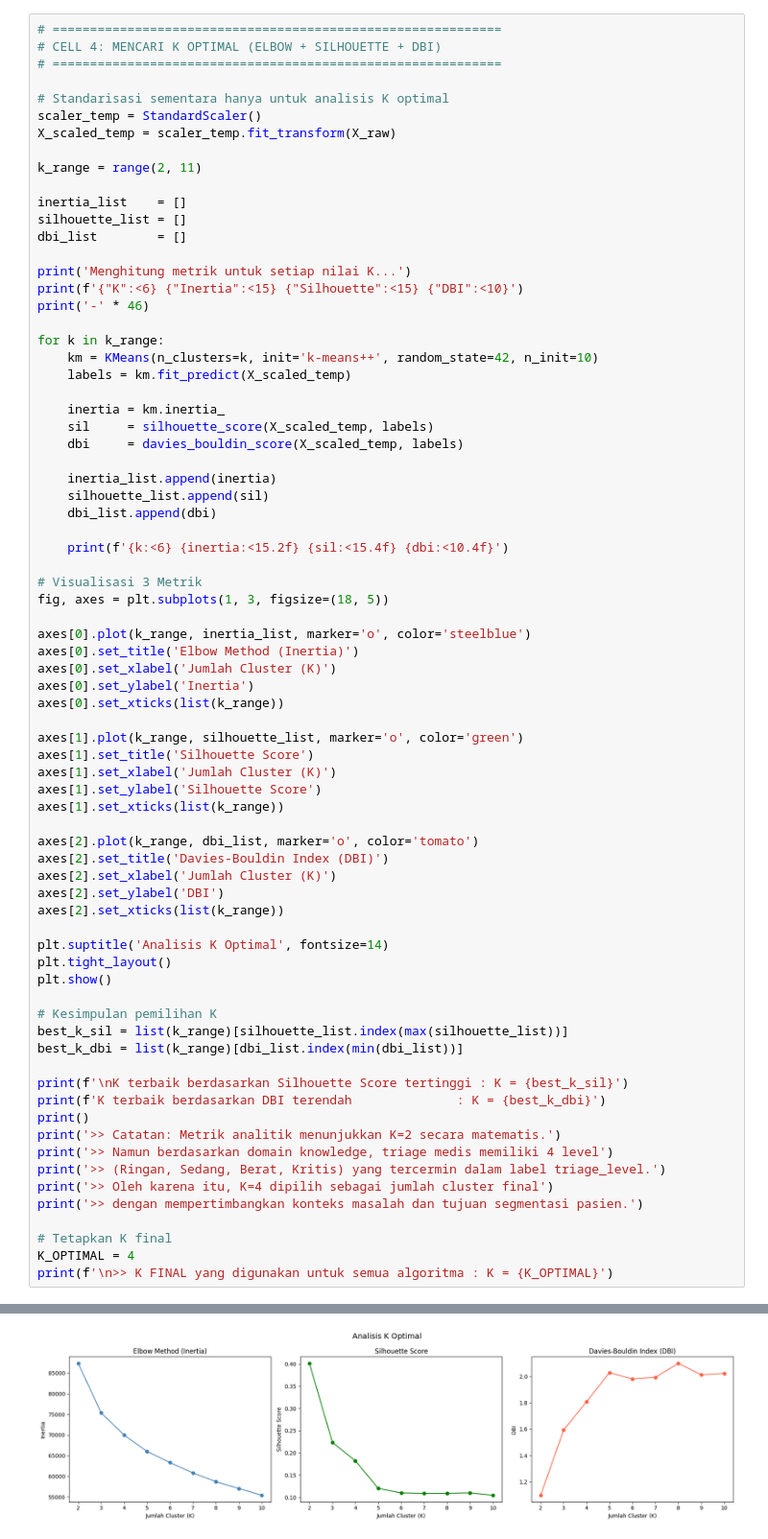
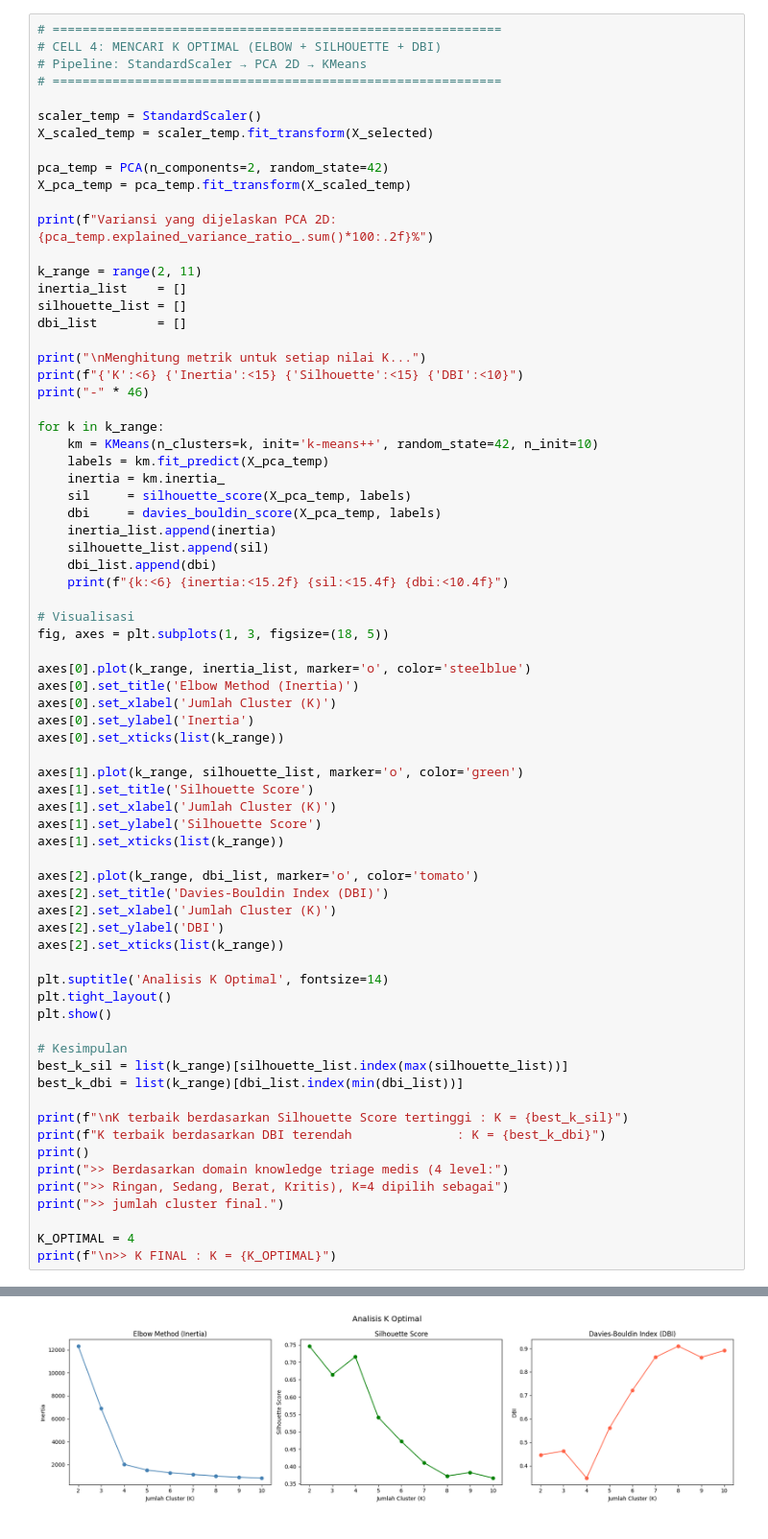
Before and after one commit to Rafliarifin/Segmentasi-Profil-Pasien-Berdasarkan-Pola-Gejala-Klinis-dan-Data-Demografis-Menggunakan-Clustering, a Jupyter notebook: uts-ml-clustering-final.ipynb, the cells around one changed output, grey strips where cells are left out. Shown at 96% size. Saved outputs shown, nothing was run; the diff lists cells and outputs as text.

```diff
--- a/uts-ml-clustering-final.ipynb
+++ b/uts-ml-clustering-final.ipynb
@@ -238,37 +281,38 @@ Variansi yang dijelaskan PCA: 63.18%
 # %%
 # ============================================================
 # CELL 4: MENCARI K OPTIMAL (ELBOW + SILHOUETTE + DBI)
+# Pipeline: StandardScaler → PCA 2D → KMeans
 # ============================================================
 
-# Standarisasi sementara hanya untuk analisis K optimal
 scaler_temp = StandardScaler()
-X_scaled_temp = scaler_temp.fit_transform(X_raw)
+X_scaled_temp = scaler_temp.fit_transform(X_selected)
+
+pca_temp = PCA(n_components=2, random_state=42)
+X_pca_temp = pca_temp.fit_transform(X_scaled_temp)
+
+print(f"Variansi yang dijelaskan PCA 2D: {pca_temp.explained_variance_ratio_.sum()*100:.2f}%")
 
 k_range = range(2, 11)
-
 inertia_list    = []
 silhouette_list = []
 dbi_list        = []
 
-print('Menghitung metrik untuk setiap nilai K...')
-print(f'{"K":<6} {"Inertia":<15} {"Silhouette":<15} {"DBI":<10}')
-print('-' * 46)
+print("\nMenghitung metrik untuk setiap nilai K...")
+print(f"{'K':<6} {'Inertia':<15} {'Silhouette':<15} {'DBI':<10}")
+print("-" * 46)
 
 for k in k_range:
     km = KMeans(n_clusters=k, init='k-means++', random_state=42, n_init=10)
-    labels = km.fit_predict(X_scaled_temp)
-
+    labels = km.fit_predict(X_pca_temp)
     inertia = km.inertia_
-    sil     = silhouette_score(X_scaled_temp, labels)
-    dbi     = davies_bouldin_score(X_scaled_temp, labels)
-
+    sil     = silhouette_score(X_pca_temp, labels)
+    dbi     = davies_bouldin_score(X_pca_temp, labels)
     inertia_list.append(inertia)
     silhouette_list.append(sil)
     dbi_list.append(dbi)
+    print(f"{k:<6} {inertia:<15.2f} {sil:<15.4f} {dbi:<10.4f}")
 
-    print(f'{k:<6} {inertia:<15.2f} {sil:<15.4f} {dbi:<10.4f}')
-
-# Visualisasi 3 Metrik
+# Visualisasi
 fig, axes = plt.subplots(1, 3, figsize=(18, 5))
 
 axes[0].plot(k_range, inertia_list, marker='o', color='steelblue')
@@ -293,20 +337,17 @@ plt.suptitle('Analisis K Optimal', fontsize=14)
 plt.tight_layout()
 plt.show()
 
-# Kesimpulan pemilihan K
+# Kesimpulan
 best_k_sil = list(k_range)[silhouette_list.index(max(silhouette_list))]
 best_k_dbi = list(k_range)[dbi_list.index(min(dbi_list))]
 
-print(f'\nK terbaik berdasarkan Silhouette Score tertinggi : K = {best_k_sil}')
-print(f'K terbaik berdasarkan DBI terendah              : K = {best_k_dbi}')
+print(f"\nK terbaik berdasarkan Silhouette Score tertinggi : K = {best_k_sil}")
+print(f"K terbaik berdasarkan DBI terendah              : K = {best_k_dbi}")
 print()
-print('>> Catatan: Metrik analitik menunjukkan K=2 secara matematis.')
-print('>> Namun berdasarkan domain knowledge, triage medis memiliki 4 level')
-print('>> (Ringan, Sedang, Berat, Kritis) yang tercermin dalam label triage_level.')
-print('>> Oleh karena itu, K=4 dipilih sebagai jumlah cluster final')
-print('>> dengan mempertimbangkan konteks masalah dan tujuan segmentasi pasien.')
+print(">> Berdasarkan domain knowledge triage medis (4 level:")
+print(">> Ringan, Sedang, Berat, Kritis), K=4 dipilih sebagai")
+print(">> jumlah cluster final.")
 
-# Tetapkan K final
 K_OPTIMAL = 4
-print(f'\n>> K FINAL yang digunakan untuk semua algoritma : K = {K_OPTIMAL}')
+print(f"\n>> K FINAL : K = {K_OPTIMAL}")
 # %% [output]
@@ -325,2 +368,2 @@ K      Inertia         Silhouette      DBI
-[figure, old version]
+[figure, new version]
 K terbaik berdasarkan Silhouette Score tertinggi : K = 2
```
Also changed, not shown: parts of 15 cells of this notebook.
